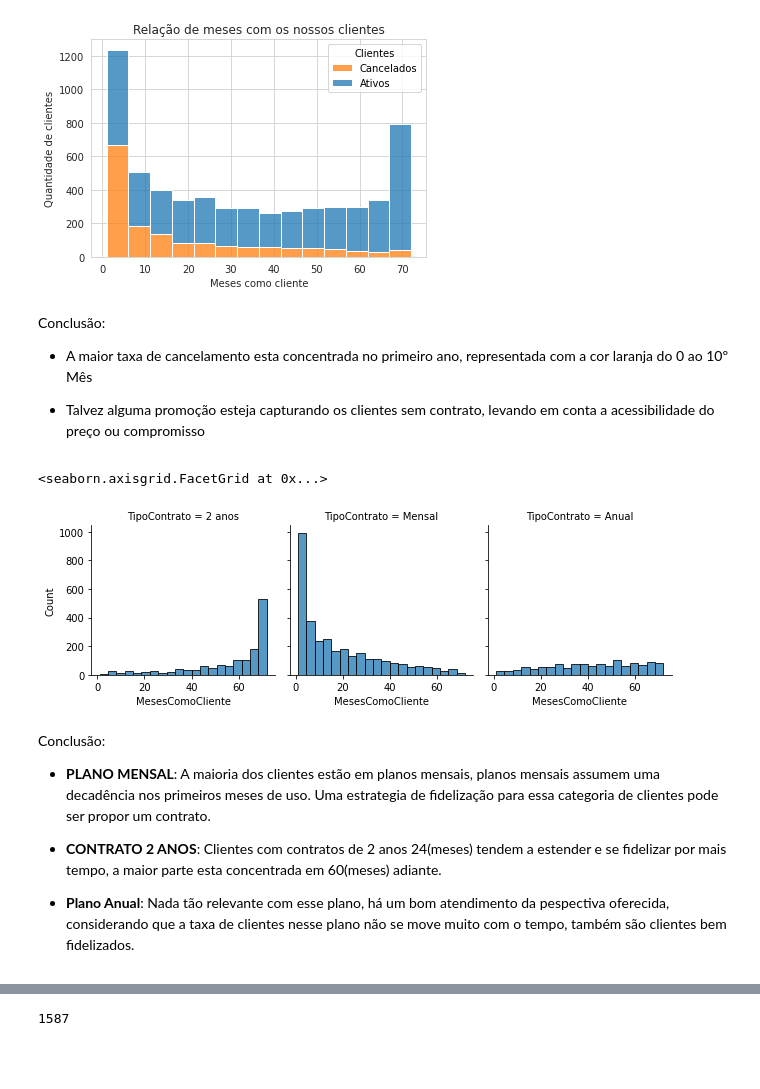
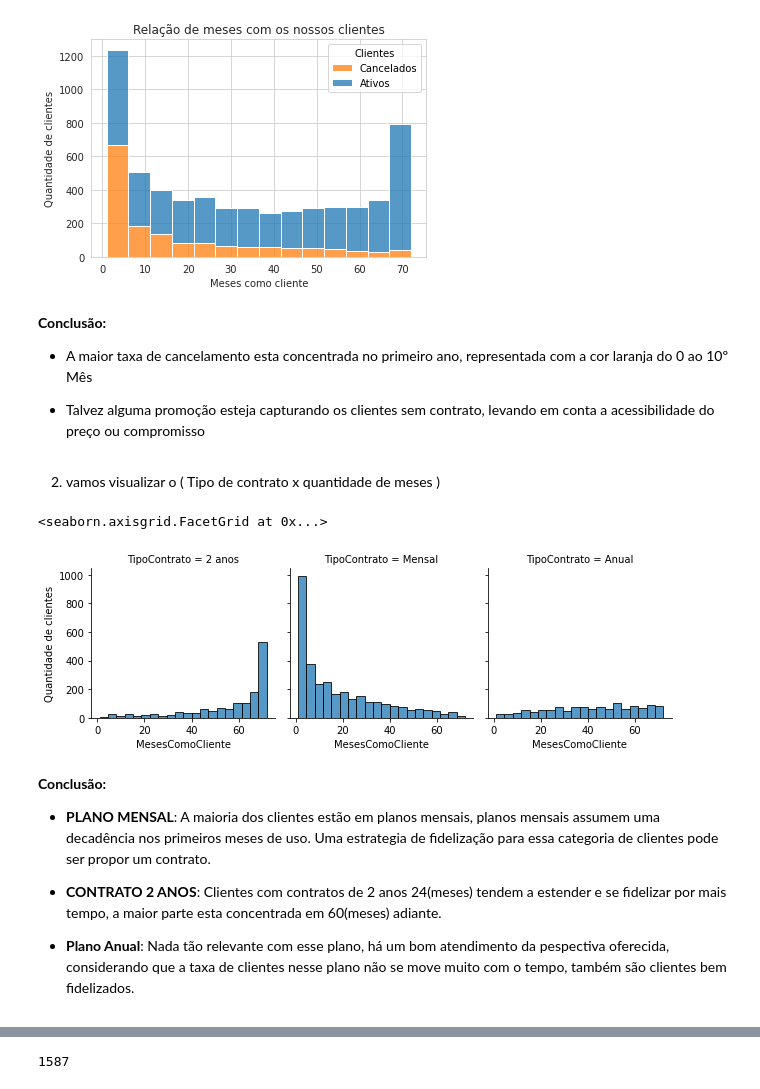
Before and after one commit to juliopk543/EDA_and_visualization, a Jupyter notebook: 3- EDA_Clients_Telecom/eda_telecom_ipynb.ipynb, the cells around one changed output, grey strips where cells are left out. Saved outputs shown, nothing was run; the diff lists cells and outputs as text; code cells hidden in the pictures; blank space fills up the shorter version.

```diff
--- a/3- EDA_Clients_Telecom/Eda_telecom_ipynb (3).ipynb
+++ b/3- EDA_Clients_Telecom/eda_telecom_ipynb.ipynb
@@ -144,19 +178,24 @@ plt.legend(title='Clientes', labels=['Cancelados', 'Ativos'])
 <matplotlib.legend.Legend at 0x...>
 [figure]
 # %% [markdown]
-Conclusão:
+**Conclusão:**
 
 * A maior taxa de cancelamento esta concentrada no primeiro ano, representada com a cor laranja do 0 ao 10º Mês
 
 * Talvez alguma promoção esteja capturando os clientes sem contrato, levando em conta a acessibilidade do preço ou compromisso
+# %% [markdown]
+2. vamos visualizar o ( Tipo de contrato x quantidade de meses )
 # %%
 g = sns.FacetGrid(df, col='TipoContrato')
 g.map(sns.histplot, "MesesComoCliente", bins=20)
+g.set(
+    ylabel='Quantidade de clientes'
+    )
 # %% [output]
 <seaborn.axisgrid.FacetGrid at 0x...>
-[figure, old version]
+[figure, new version]
 # %% [markdown]
-Conclusão:
+**Conclusão:**
 
 * **PLANO MENSAL**:
 A maioria dos clientes estão em planos mensais, planos mensais assumem uma decadência nos primeiros meses de uso. Uma estrategia de fidelização para essa categoria de clientes pode ser propor um contrato.
```
Also changed, not shown: parts of 29 cells of this notebook.
